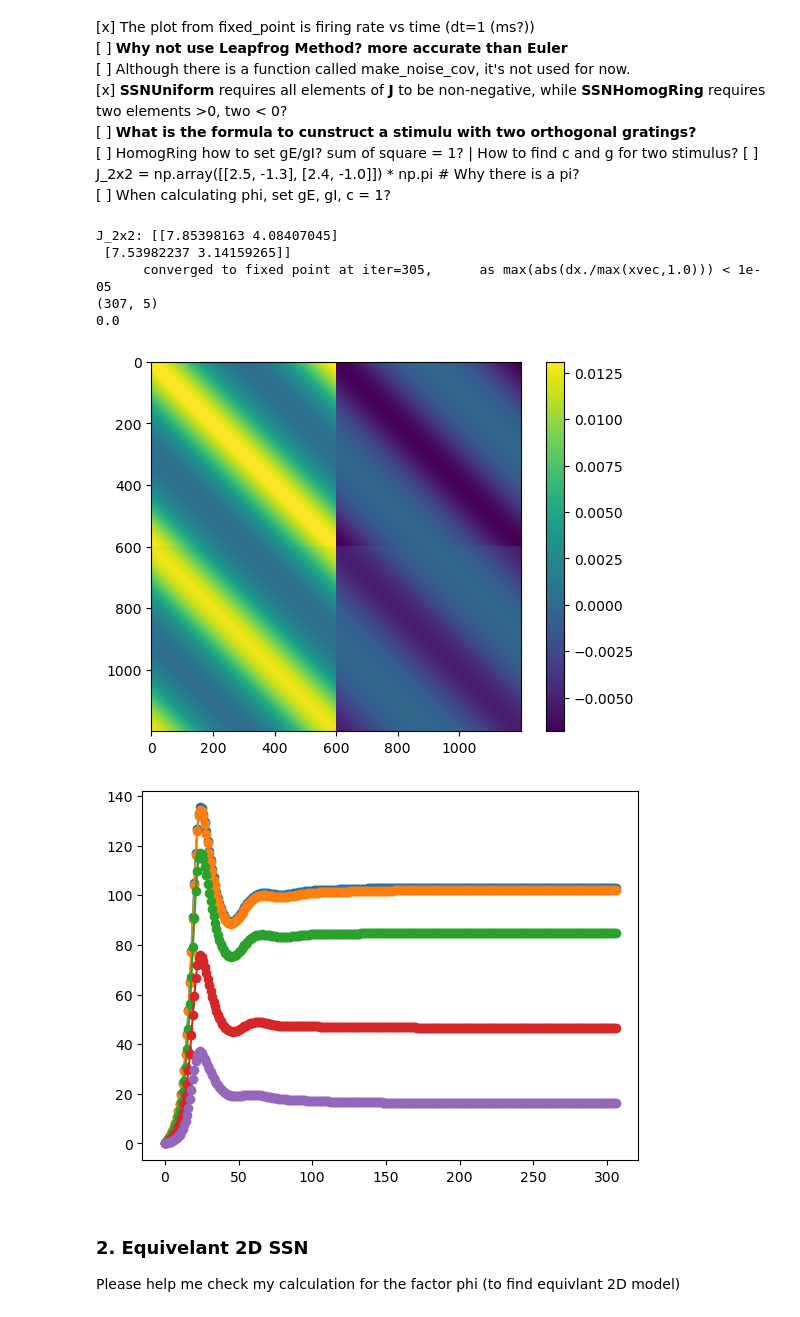
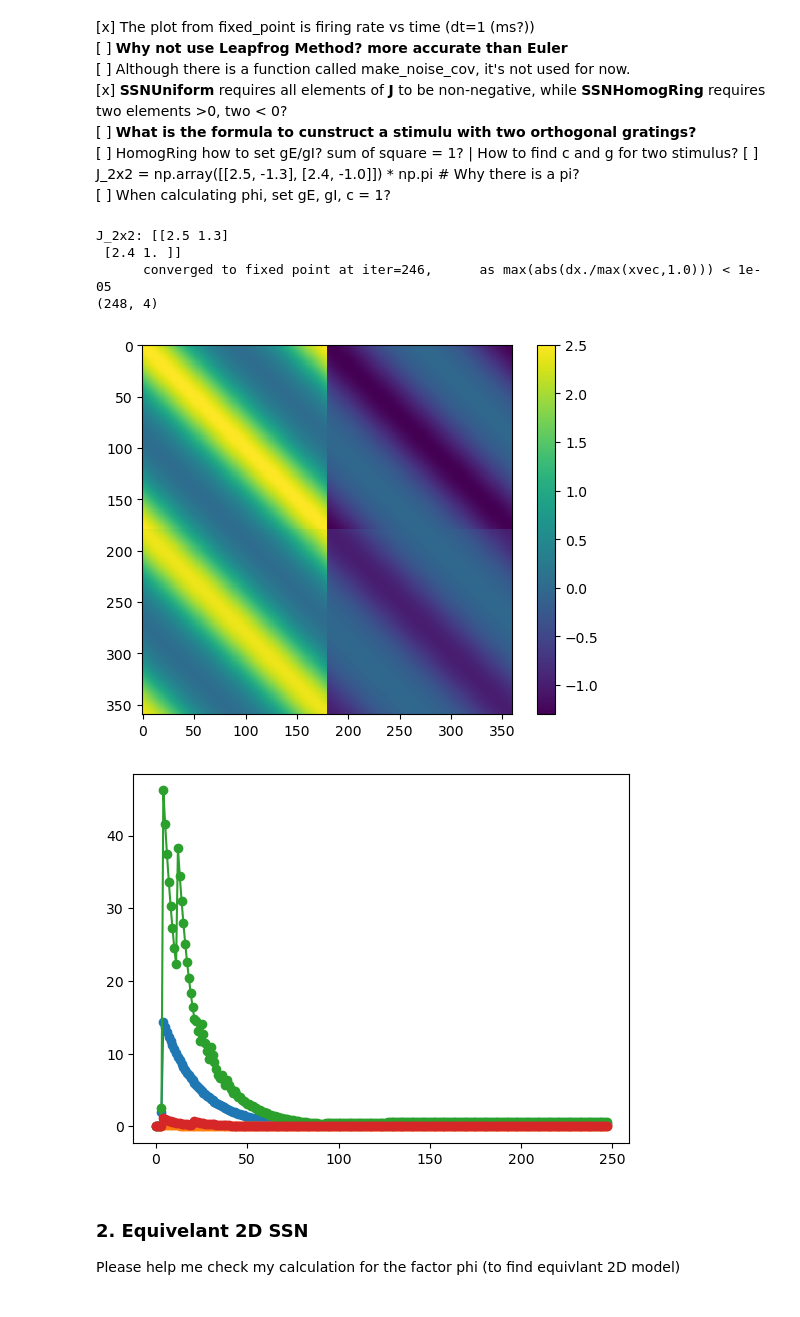
Before and after one commit to derek1909/ssn-simulator, a Jupyter notebook: Simple_Usage.ipynb, the cells around one changed output. Cells and saved outputs as stored; diff of their text form; code cells hidden in the pictures.

```diff
--- a/Simple_Usage.ipynb
+++ b/Simple_Usage.ipynb
@@ -18,46 +18,45 @@ Ahmadian et al. 2013 (https://www.ncbi.nlm.nih.gov/pmc/articles/PMC4026108/)
 [ ] J_2x2 = np.array([[2.5, -1.3],  [2.4, -1.0]]) * np.pi  # Why there is a pi?
 [ ] When calculating phi, set gE, gI, c = 1?
 # %%
-M = 600  # number of neurons in E or I populations (2013 paper had M = 180, but lower (but not too much low) is also fine, and wouldn't really affect anything)
+M = 180  # number of neurons in E or I populations (2013 paper had M = 180, but lower (but not too much low) is also fine, and wouldn't really affect anything)
 L = 180  # length of the ring (180 degrees)
 
 J_2x2 = np.array([[2.5, 1.3],
-                  [2.4, 1.0]]) * np.pi
+                  [2.4, 1.0]])
 s_2x2 = np.ones((2,2)) * 32 # in degrees, orientation tuning width of recurrent connections
 
 # make SSN object
 ssn = SSN_classes.SSNHomogRing(n=2, k=0.04, tauE=20, tauI=10,
                                J_2x2=J_2x2, s_2x2=s_2x2, Ne=M, L=L, L1normalize=False)
 
 plt.figure()
 print('J_2x2:', J_2x2)
 plt.imshow(ssn.W, cmap='viridis', interpolation='nearest')
 plt.colorbar()
 
 # make external input vector corresponding to a grating stimulus
 contrast = 20
 orientation = 0
 
 ring_input = ssn.make_grating_input(ori_s=orientation,
                                 sig_EF=30,  # in degrees, orientation tuning width of external input
                                 gE=1,
                                 gI=0,
                                 contrast=contrast)
 
 # find fixed point firing rates
-rates, convg = ssn.fixed_point_r(ring_input, Tmax = 500, verbose=True, PLOT=True, inds=[0, int(0.5/L*M), M, M+int(0.5/L*M)]) #Print angle=0, 90 for E and I
+rates, convg = ssn.fixed_point_r(ring_input, Tmax = 500, verbose=True, PLOT=True, inds=[0, int(0.5*M), M, M+int(0.5*M)]) #Print angle=0, 90 for E and I
 
 # To check signs of weight matrix
 # plt.imshow(ssn.W, cmap='viridis', interpolation='nearest')
 # plt.colorbar()
 # %% [output]
-J_2x2: [[7.85398163 4.08407045]
- [7.53982237 3.14159265]]
-      converged to fixed point at iter=305,      as max(abs(dx./max(xvec,1.0))) < 1e-05
-(307, 5)
-0.0
+J_2x2: [[2.5 1.3]
+ [2.4 1. ]]
+      converged to fixed point at iter=246,      as max(abs(dx./max(xvec,1.0))) < 1e-05
+(248, 4)
-[figure, old version]
+[figure, new version]
-[figure, old version]
+[figure, new version]
 # %% [markdown]
 ### 2. Equivelant 2D SSN
 Please help me check my calculation for the factor phi (to find equivlant 2D model)
```
Also changed, not shown: parts of 3 cells of this notebook, 1 other file.
